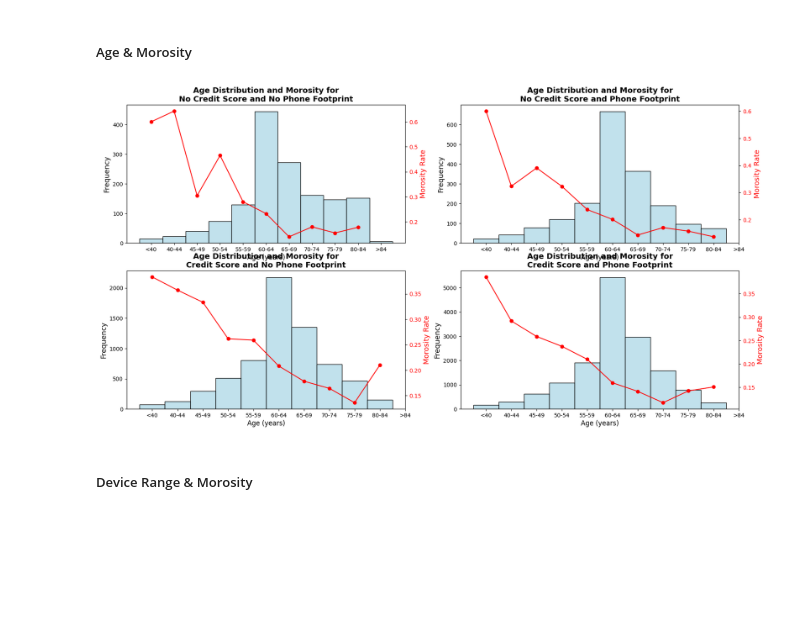
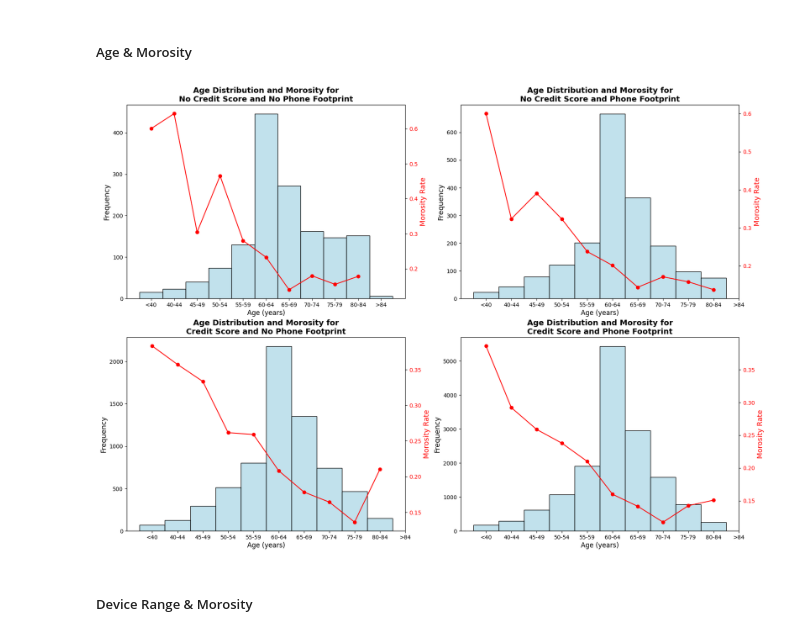
Before and after one commit to magotronico/DataAnalysis_and_AI, a Jupyter notebook: period_2/challenge/training_etl.ipynb, the cells around one changed output. Drawn from its saved outputs; the diff is of its cells as text; code cells hidden in the pictures; blank space fills up the shorter version.

```diff
--- a/period_2/challenge/training_etl.ipynb
+++ b/period_2/challenge/training_etl.ipynb
@@ -250,46 +460,46 @@ plt.show()
 # %%
 # Dataframes, their labels, and descriptive titles
 groups_name = {
-    'df_score_1': 'No Credit Score and No Phone Footprint',
-    'df_score_2': 'No Credit Score and Phone Footprint',
-    'df_score_3': 'Credit Score and No Phone Footprint',
-    'df_score_4': 'Credit Score and Phone Footprint'
+    'scorecard_1': 'No Credit Score and No Phone Footprint',
+    'scorecard_2': 'No Credit Score and Phone Footprint',
+    'scorecard_3': 'Credit Score and No Phone Footprint',
+    'scorecard_4': 'Credit Score and Phone Footprint'
 }
 
 # Define custom bins and labels
 bins = [0, 40, 45, 50, 55, 60, 65, 70, 75, 80, 85, 150]  # Adding bins for <40 and >84
 labels = ['<40', '40-44', '45-49', '50-54', '55-59', '60-64', '65-69', '70-74', '75-79', '80-84', '>84']
 
 
 # Age Distribution before scaling
-fig, ax = plt.subplots(2, 2, figsize=(20, 10))
+fig, ax = plt.subplots(2, 2, figsize=(20, 14))
 
 for i in range(1, 5):
-    df = globals()[f'df_score_{i}'].copy(deep=True)
+    df = globals()[f'scorecard_{i}'].copy(deep=True)
 
     # Categorize the data into the defined bins
     df['age_binned'] = pd.cut(df['edad_cliente'], bins=bins, labels=labels, right=False)
 
     # Morosity rate by age group (assuming 'malo' is 1 for morose and 0 for non-morose)
     morosity_rate_by_age_group = df[df['aprobado'] == 1].groupby('age_binned', observed=True)['malo'].mean()
 
     # Plot the distribution of age groups (histogram)
     sns.histplot(df['age_binned'], ax=ax[(i-1)//2][(i-1)%2], color='lightblue')
 
     # Plot the morosity rate by age group (line plot)
     ax2 = ax[(i-1)//2][(i-1)%2].twinx()  # Create a second y-axis to plot the morosity rate
     ax2.plot(morosity_rate_by_age_group.index, morosity_rate_by_age_group.values, color='red', marker='o')
     ax2.set_ylabel('Morosity Rate', fontsize=13, color='red')
     ax2.tick_params(axis='y', labelcolor='red')
 
     # Title and labels
-    ax[(i-1)//2][(i-1)%2].set_title(f'Age Distribution and Morosity for\n{groups_name[f"df_score_{i}"]}', fontsize=14, fontweight='bold')
+    ax[(i-1)//2][(i-1)%2].set_title(f'Age Distribution and Morosity for\n{groups_name[f"scorecard_{i}"]}', fontsize=14, fontweight='bold')
     ax[(i-1)//2][(i-1)%2].set_xlabel('Age (years)', fontsize=12, labelpad=3)
     ax[(i-1)//2][(i-1)%2].set_ylabel('Frequency', fontsize=13)
 
 plt.show()
 # %% [output]
-[figure, old version]
+[figure, new version]
 # %% [markdown]
 ##### Device Range & Morosity
 # %%
```
Also changed, not shown: parts of 24 cells of this notebook, 2 other files.
